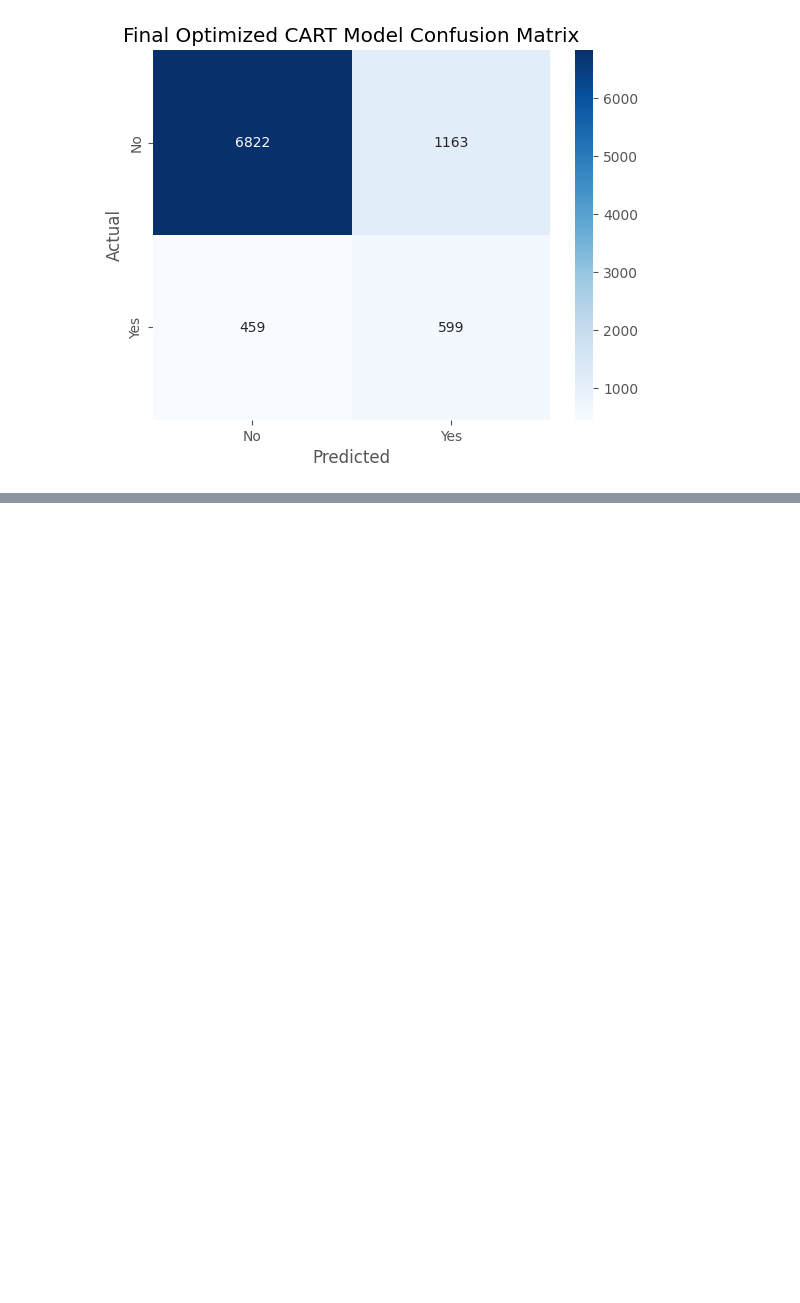
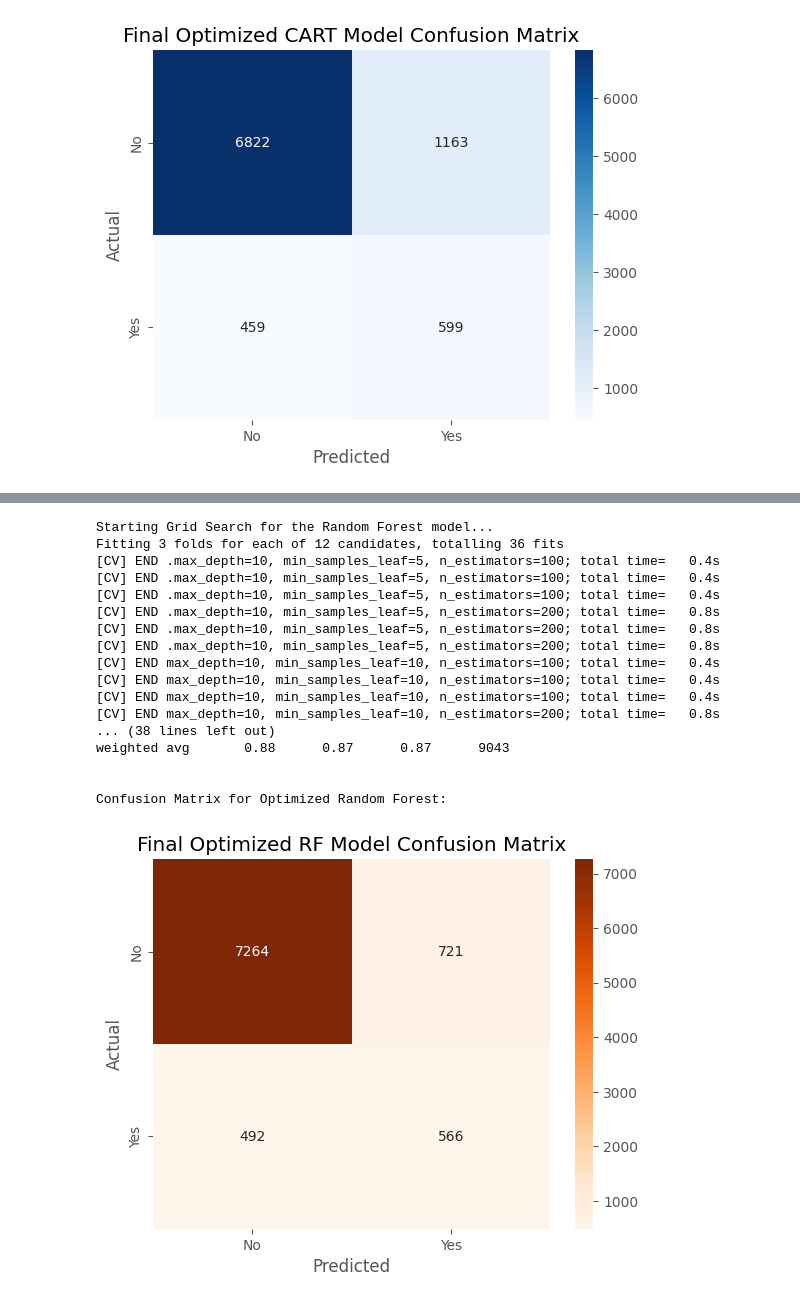
Before and after one commit to Sudeep2412/Enhancing-CART-with-a-K-Means-and-Random-Forest-Ensemble-for-Robust-Segmentation, a Jupyter notebook: model1.ipynb, the cells around one changed output, grey strips where cells are left out. Drawn from its saved outputs; the diff is of its cells as text; code cells hidden in the pictures; blank space fills up the shorter version.

```diff
--- a/model1.ipynb
+++ b/model1.ipynb
@@ -248,0 +273,63 @@ Confusion Matrix:
+# %%
+# %%
+# --- Hyperparameter Tuning with GridSearchCV for Random Forest ---
+from sklearn.model_selection import GridSearchCV
+
+# 1. Define the parameter grid for Random Forest
+# Note: This grid is smaller for faster execution. You can expand it for a more exhaustive search.
+rf_param_grid = {
+    'n_estimators': [100, 200],
+    'max_depth': [10, 20, None],
+    'min_samples_leaf': [5, 10]
+}
+
+# 2. Initialize and run the Grid Search
+# Using scoring='f1_weighted' as it's a good metric for imbalanced classes
+rf_grid_search = GridSearchCV(
+    estimator=RandomForestClassifier(random_state=42, class_weight='balanced', n_jobs=-1),
+    param_grid=rf_param_grid,
+    scoring='f1_weighted',
+    cv=3,
+    verbose=2 # Set to 2 to see more details
+)
+
+print("Starting Grid Search for the Random Forest model...")
+rf_grid_search.fit(X_train, y_train)
+
+# 3. Print the best parameters and score
+print(f"\nBest parameters for Random Forest model: {rf_grid_search.best_params_}")
+print(f"Best F1-score from Grid Search: {rf_grid_search.best_score_:.4f}")
+
+# --- Evaluate the Best Model Found by Grid Search ---
+best_rf_model = rf_grid_search.best_estimator_
+y_pred_best_rf = best_rf_model.predict(X_test)
+
+print("\n--- Final Optimized Random Forest Model Evaluation ---")
+print(classification_report(y_test, y_pred_best_rf, target_names=['No', 'Yes']))
+
+print("\nConfusion Matrix for Optimized Random Forest:")
+cm_best_rf = confusion_matrix(y_test, y_pred_best_rf)
+sns.heatmap(cm_best_rf, annot=True, fmt='d', cmap='Oranges', xticklabels=['No', 'Yes'], yticklabels=['No', 'Yes'])
+plt.xlabel('Predicted')
+plt.ylabel('Actual')
+plt.title('Final Optimized RF Model Confusion Matrix')
+plt.show()
+# %% [output]
+Starting Grid Search for the Random Forest model...
+Fitting 3 folds for each of 12 candidates, totalling 36 fits
+[CV] END .max_depth=10, min_samples_leaf=5, n_estimators=100; total time=   0.4s
+[CV] END .max_depth=10, min_samples_leaf=5, n_estimators=100; total time=   0.4s
+[CV] END .max_depth=10, min_samples_leaf=5, n_estimators=100; total time=   0.4s
+[CV] END .max_depth=10, min_samples_leaf=5, n_estimators=200; total time=   0.8s
+[CV] END .max_depth=10, min_samples_leaf=5, n_estimators=200; total time=   0.8s
+[CV] END .max_depth=10, min_samples_leaf=5, n_estimators=200; total time=   0.8s
+[CV] END max_depth=10, min_samples_leaf=10, n_estimators=100; total time=   0.4s
+[CV] END max_depth=10, min_samples_leaf=10, n_estimators=100; total time=   0.4s
+[CV] END max_depth=10, min_samples_leaf=10, n_estimators=100; total time=   0.4s
+[CV] END max_depth=10, min_samples_leaf=10, n_estimators=200; total time=   0.8s
+... (38 lines left out)
+weighted avg       0.88      0.87      0.87      9043
+
+
+Confusion Matrix for Optimized Random Forest:
+[figure, added]
```
Also changed, not shown: parts of 13 cells of this notebook, 1 other file.
